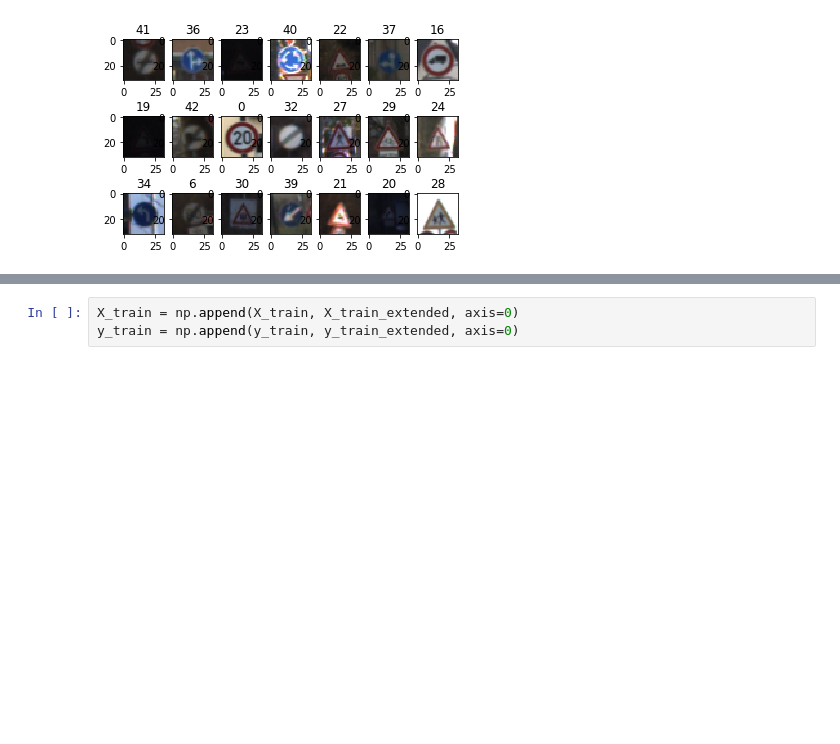
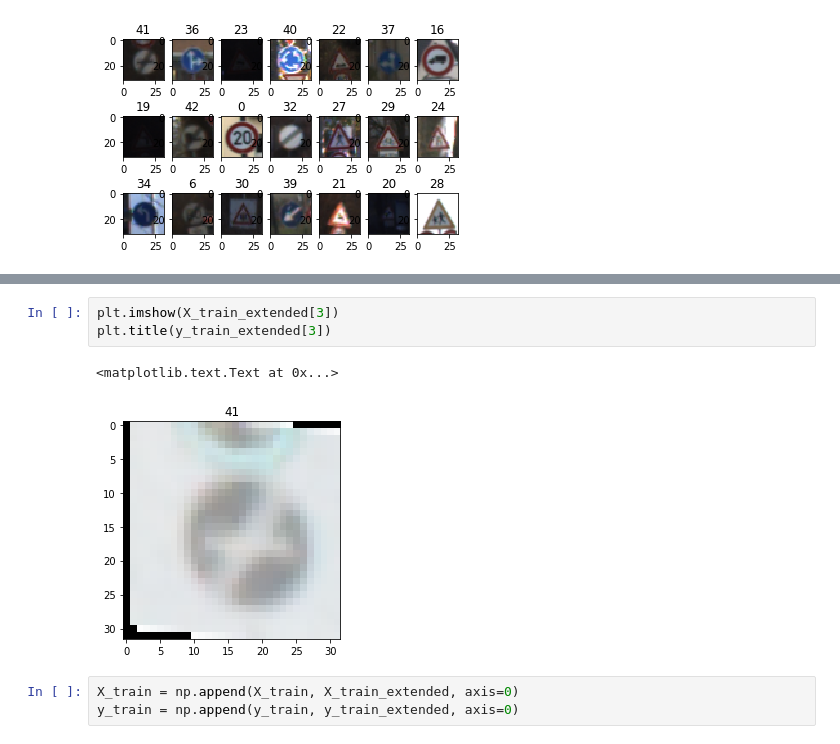
Before and after one commit to AnkS4/Traffic-Sign-Classifier, a Jupyter notebook: Traffic_Sign_Classifier.ipynb, the cells around one changed output, grey strips where cells are left out. Cells and saved outputs as stored; diff of their text form; blank space fills up the shorter version.

```diff
--- a/Traffic_Sign_Classifier.ipynb
+++ b/Traffic_Sign_Classifier.ipynb
@@ -150,3 +180,9 @@ plt.title(y_train_extended[6059])
+# %%
+plt.imshow(X_train_extended[3])
+plt.title(y_train_extended[3])
+# %% [output]
+<matplotlib.text.Text at 0x...>
+[figure, added]
 # %%
 X_train = np.append(X_train, X_train_extended, axis=0)
 y_train = np.append(y_train, y_train_extended, axis=0)
```
Also changed, not shown: parts of 8 cells of this notebook.
